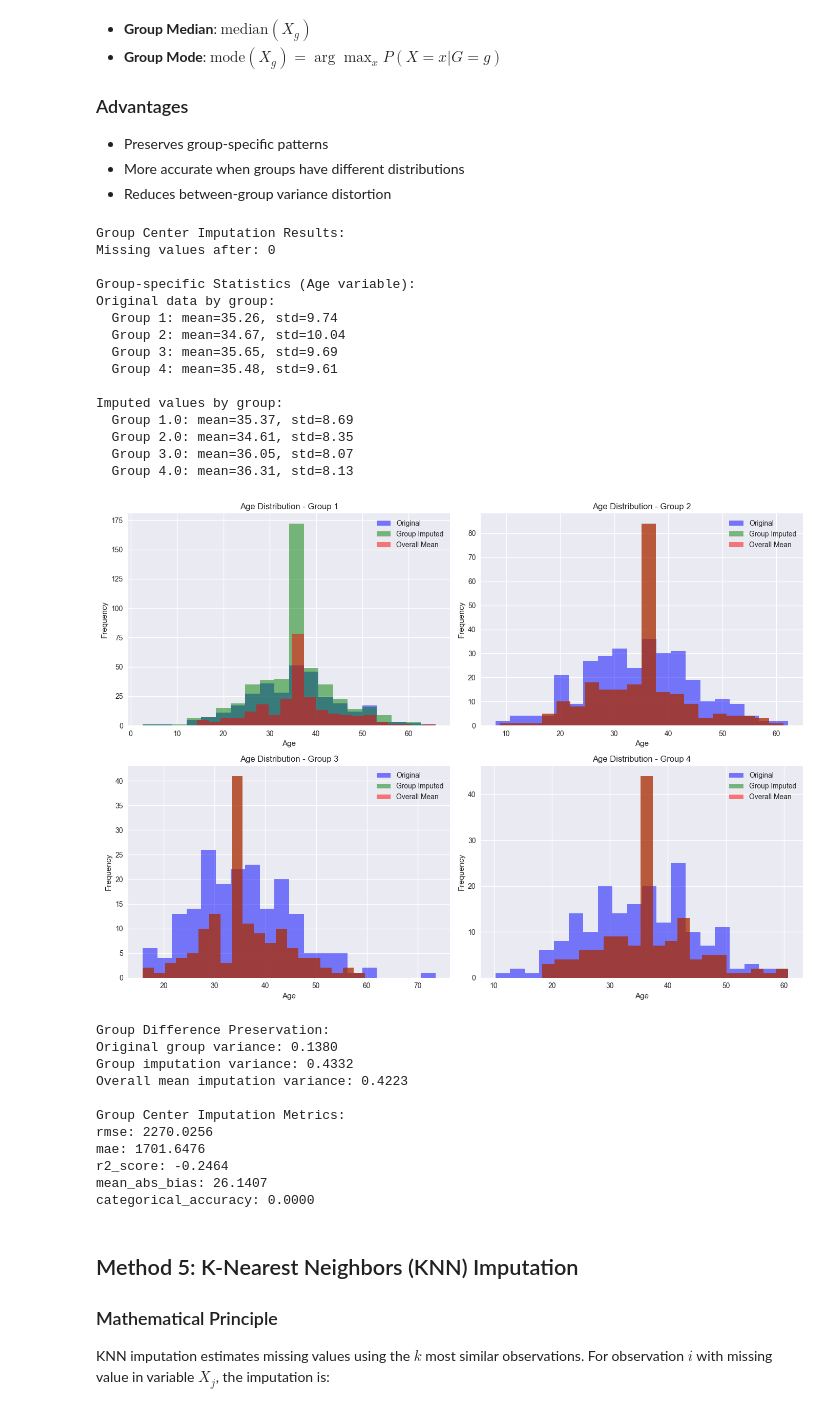
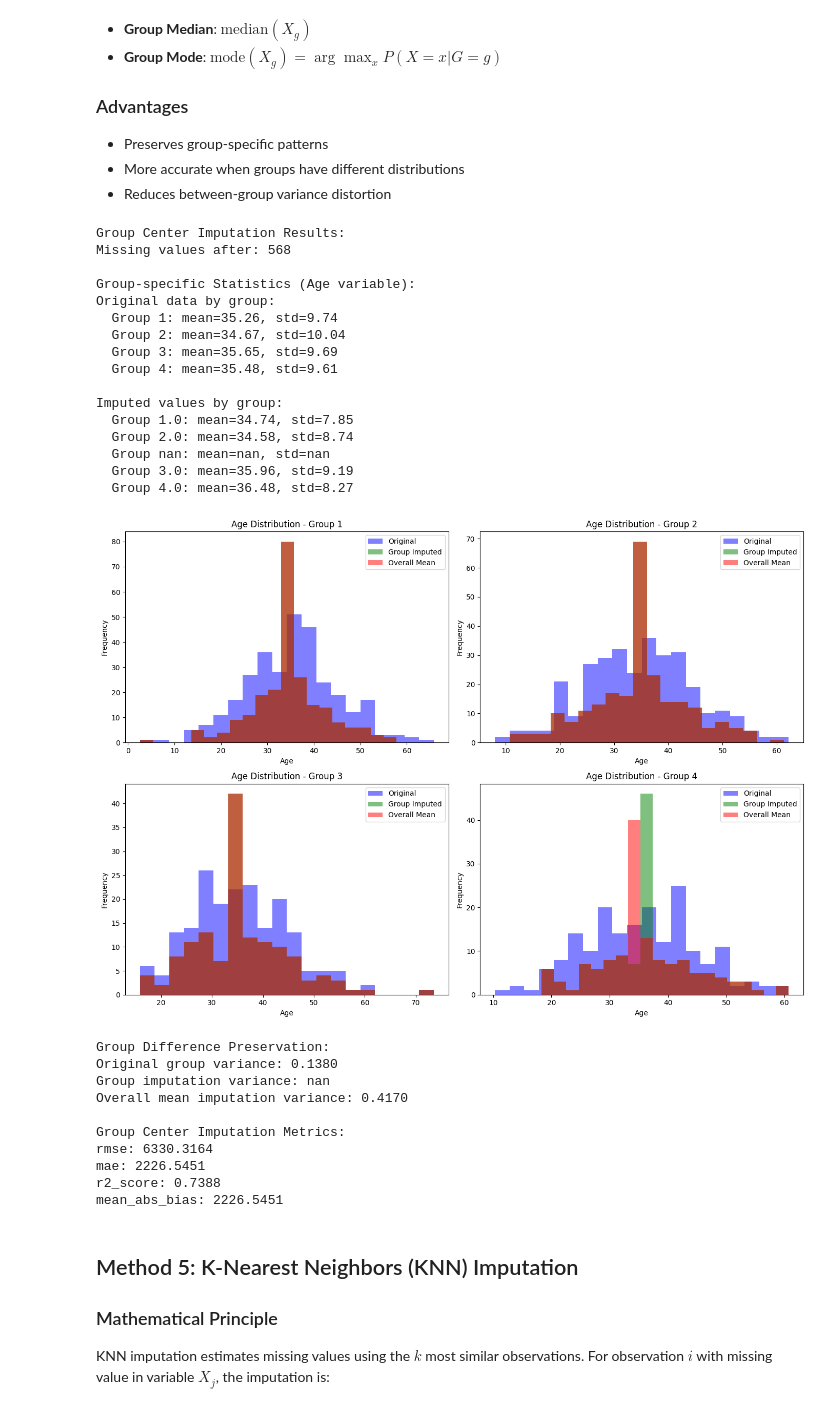
Before and after one commit to matheusDornelles/Pattern_Recognition_Final_Project, a Jupyter notebook: notebooks/comprehensive_missing_data_methods.ipynb, the cells around one changed output. Drawn from its saved outputs; the diff is of its cells as text; code cells hidden in the pictures.

```diff
--- a/notebooks/comprehensive_missing_data_methods.ipynb
+++ b/notebooks/comprehensive_missing_data_methods.ipynb
@@ -40,36 +40,13 @@ from scipy import stats
 from scipy.optimize import minimize
 from sklearn.preprocessing import StandardScaler
 from sklearn.metrics import mean_squared_error, mean_absolute_error, r2_score
-
-# Import our custom imputation methods
-import sys
-import os
-sys.path.append(os.path.join(os.getcwd(), '..', 'src'))
-
-# Force reload modules to pick up changes
-import importlib
-
-import imputation.single_value
-import imputation.group_mathematical
-import imputation.em_algorithm
-import utils.data_generator
-import utils.evaluation
-
-importlib.reload(imputation.single_value)
-importlib.reload(imputation.group_mathematical)
-importlib.reload(imputation.em_algorithm)
-importlib.reload(utils.data_generator)
-importlib.reload(utils.evaluation)
-
-from imputation.single_value import DefaultValueImputer, MeanImputer, MedianImputer
-from imputation.group_mathematical import GroupCenterImputer, EnhancedKNNImputer
-from imputation.em_algorithm import EMImputer, EMGaussianMixtureImputer, MultipleImputationEM
-from utils.data_generator import MissingDataGenerator
-from utils.evaluation import ImputationEvaluator
+from sklearn.impute import SimpleImputer, KNNImputer
+from sklearn.mixture import GaussianMixture
+import warnings
+warnings.filterwarnings('ignore')
 
 # Configure plotting
-plt.style.use('seaborn-v0_8')
-sns.set_palette("Set1")
+plt.style.use('default')
 np.random.seed(42)
 
 print("All libraries imported successfully!")
@@ -434,16 +929,9 @@ For group $g$ with observations $\{X_j : G_j = g, j \notin \mathcal{M}\}$:
 # %%
 # Method 4: Group Center Imputation Example
 
-# First, fill missing values in the grouping column with a temporary value
-# This is necessary because GroupCenterImputer can't handle null values in grouping columns
-df_for_group = df_with_missing.copy()
-# Use mode (most frequent value) to fill missing categories
-category_mode = df_for_group['category'].mode()[0]
-df_for_group['category'] = df_for_group['category'].fillna(category_mode)
-
 # Apply group center imputation using 'category' as the grouping variable
-group_imputer = GroupCenterImputer(group_columns='category', strategy='mean')
-df_group = group_imputer.fit_transform(df_for_group)
+group_imputer = GroupCenterImputer(group_column='category', strategy='mean')
+df_group = group_imputer.fit_transform(df_with_missing.copy())
 
 print("Group Center Imputation Results:")
 print("Missing values after:", df_group.isnull().sum().sum())
@@ -487,50 +975,50 @@ plt.show()
 
 # Calculate preservation of group differences
 print("\nGroup Difference Preservation:")
 original_group_means = [df_complete[df_complete['category'] == g]['age'].mean()
                        for g in sorted(df_complete['category'].unique())]
 group_imputed_means = [df_group[df_group['category'] == g]['age'].mean()
                       for g in sorted(df_group['category'].unique())]
 overall_imputed_means = [df_overall_mean[df_overall_mean['category'] == g]['age'].mean()
                         for g in sorted(df_overall_mean['category'].unique())]
 
 print(f"Original group variance: {np.var(original_group_means):.4f}")
 print(f"Group imputation variance: {np.var(group_imputed_means):.4f}")
 print(f"Overall mean imputation variance: {np.var(overall_imputed_means):.4f}")
 
 # Evaluate performance
 group_metrics = evaluator.evaluate_imputation(df_complete, df_group, df_with_missing)
 print("\nGroup Center Imputation Metrics:")
 for metric, value in group_metrics.items():
     print(f"{metric}: {value:.4f}")
 # %% [output]
 Group Center Imputation Results:
-Missing values after: 0
+Missing values after: 568
 
 Group-specific Statistics (Age variable):
 Original data by group:
   Group 1: mean=35.26, std=9.74
   Group 2: mean=34.67, std=10.04
   Group 3: mean=35.65, std=9.69
   Group 4: mean=35.48, std=9.61
 
 Imputed values by group:
-  Group 1.0: mean=35.37, std=8.69
-  Group 2.0: mean=34.61, std=8.35
-  Group 3.0: mean=36.05, std=8.07
-  Group 4.0: mean=36.31, std=8.13
+  Group 1.0: mean=34.74, std=7.85
+  Group 2.0: mean=34.58, std=8.74
+  Group nan: mean=nan, std=nan
+  Group 3.0: mean=35.96, std=9.19
+  Group 4.0: mean=36.48, std=8.27
-[figure, old version]
+[figure, new version]
 Group Difference Preservation:
 Original group variance: 0.1380
-Group imputation variance: 0.4332
-Overall mean imputation variance: 0.4223
+Group imputation variance: nan
+Overall mean imputation variance: 0.4170
 
 Group Center Imputation Metrics:
-rmse: 2270.0256
-mae: 1701.6476
-r2_score: -0.2464
-mean_abs_bias: 26.1407
-categorical_accuracy: 0.0000
+rmse: 6330.3164
+mae: 2226.5451
+r2_score: 0.7388
+mean_abs_bias: 2226.5451
 # %% [markdown]
 ## Method 5: K-Nearest Neighbors (KNN) Imputation
 
```
Also changed, not shown: parts of 20 cells of this notebook, 1 other file.
